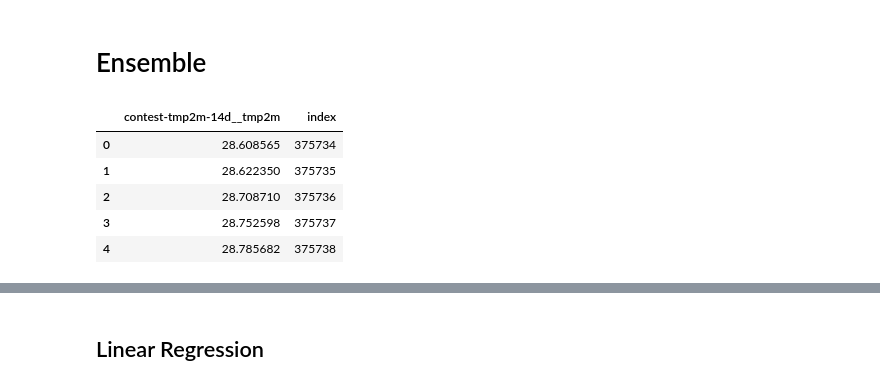
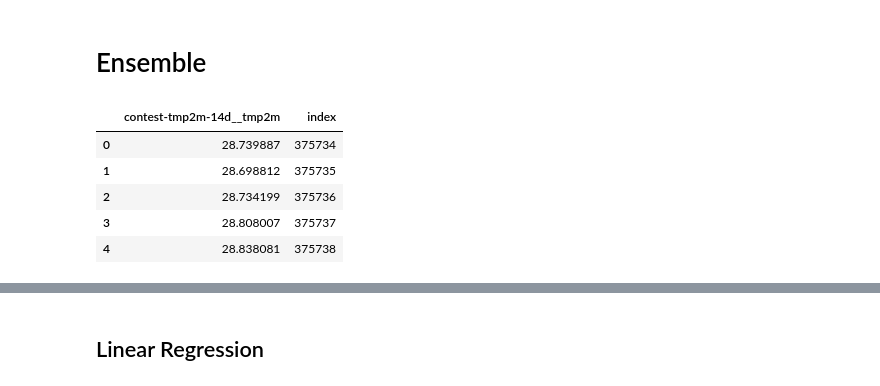
Before and after one commit to KieuSonTung/WiDS-Datathon-2023, a Jupyter notebook: wids_bo_fteng.ipynb, the cells around one changed output, grey strips where cells are left out. Drawn from its saved outputs; the diff is of its cells as text; code cells hidden in the pictures.

```diff
--- a/wids_bo_fteng.ipynb
+++ b/wids_bo_fteng.ipynb
@@ -650,18 +655,20 @@ ft_imp_df.to_csv('ft_imp.csv')
 # %% [markdown]
 # Ensemble
 # %%
-submit_tunning_1 = pd.read_csv('submit_tunning_1.csv')
+submit_tunning_1 = pd.read_csv('submit_lgbm.csv')
 
-submit_lgbm = pd.read_csv('submit.csv')
+submit_lgbm = pd.read_csv('submit_lgbm_bo.csv')
+
+submit_res = pd.read_csv('submit_res.csv')
 
 submit_lgbm.head()
 # %% [output]
 |  | contest-tmp2m-14d__tmp2m | index |
-| 0 | 28.608565 | 375734 |
-| 1 | 28.622350 | 375735 |
-| 2 | 28.708710 | 375736 |
-| 3 | 28.752598 | 375737 |
-| 4 | 28.785682 | 375738 |
+| 0 | 28.739887 | 375734 |
+| 1 | 28.698812 | 375735 |
+| 2 | 28.734199 | 375736 |
+| 3 | 28.808007 | 375737 |
+| 4 | 28.838081 | 375738 |
 # %%
 submit_ensemple = pd.DataFrame()
 
```
Also changed, not shown: parts of 11 cells of this notebook.
